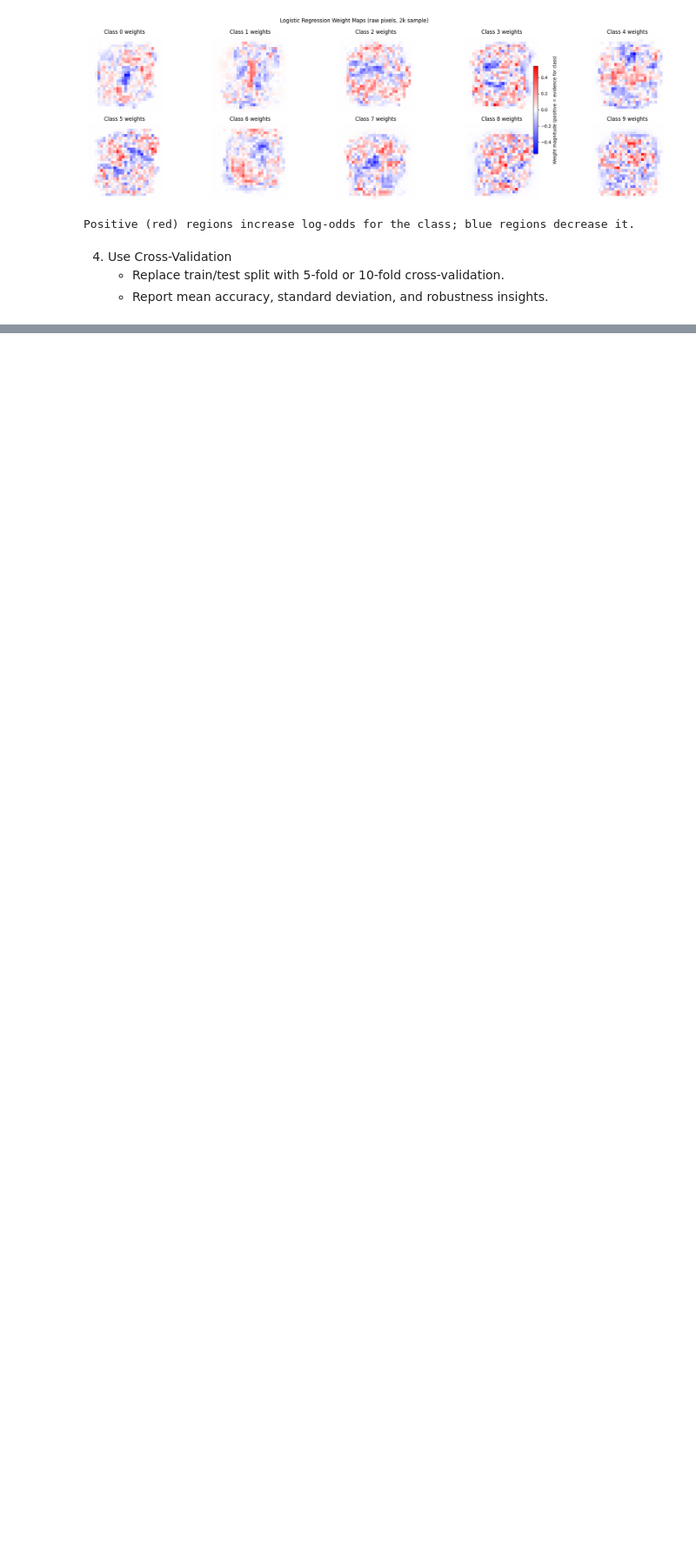
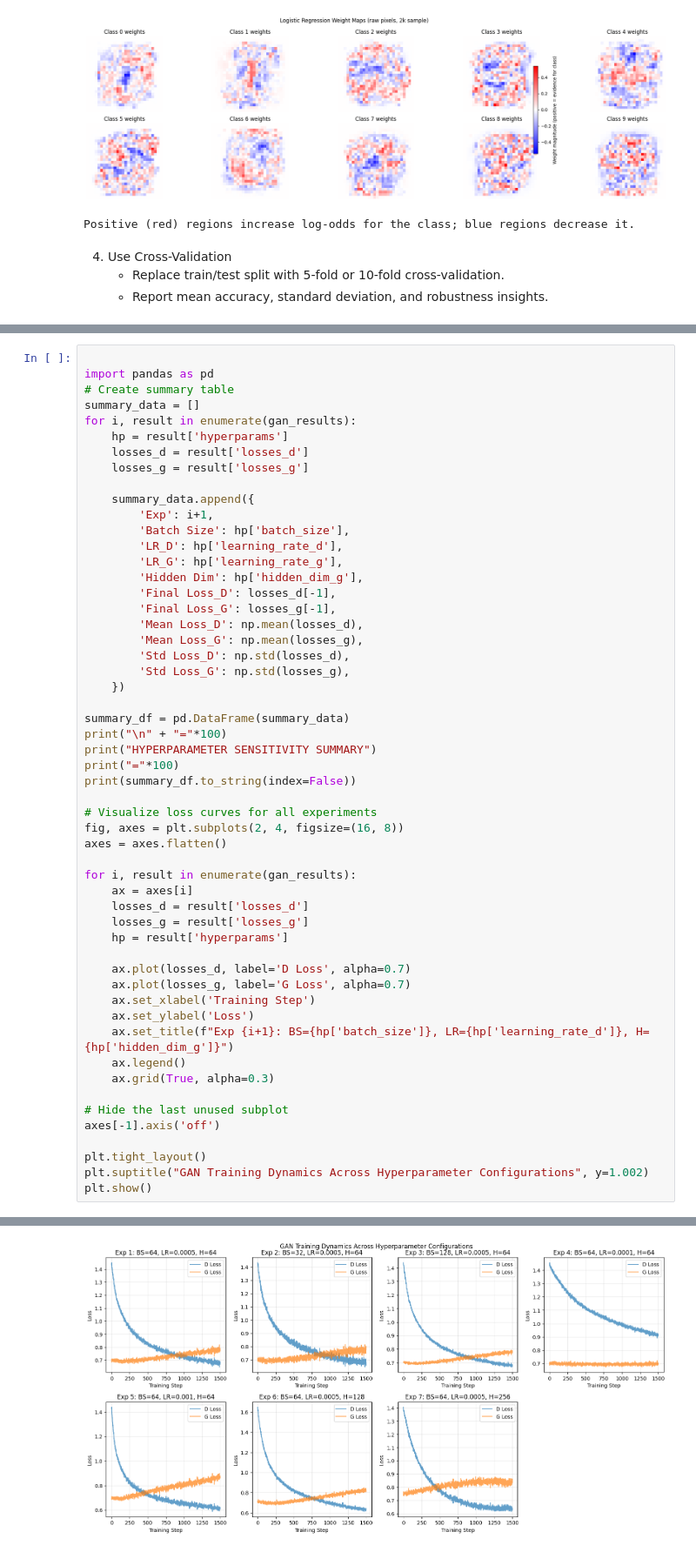
Before and after one commit to Rolling-W/MSIT3103Assignments, a Jupyter notebook: assignment1.ipynb, the cells around one changed output, grey strips where cells are left out. Shown at 87% size. Saved outputs shown, nothing was run; the diff lists cells and outputs as text; blank space fills up the shorter version.

```diff
--- a/assignment1.ipynb
+++ b/assignment1.ipynb
@@ -376,0 +591,55 @@ Fold scores: [0.88  0.84  0.87  0.83  0.88  0.835 0.835 0.825 0.865 0.86 ]
+# %%
+
+import pandas as pd
+# Create summary table
+summary_data = []
+for i, result in enumerate(gan_results):
+    hp = result['hyperparams']
+    losses_d = result['losses_d']
+    losses_g = result['losses_g']
+
+    summary_data.append({
+        'Exp': i+1,
+        'Batch Size': hp['batch_size'],
+        'LR_D': hp['learning_rate_d'],
+        'LR_G': hp['learning_rate_g'],
+        'Hidden Dim': hp['hidden_dim_g'],
+        'Final Loss_D': losses_d[-1],
+        'Final Loss_G': losses_g[-1],
+        'Mean Loss_D': np.mean(losses_d),
+        'Mean Loss_G': np.mean(losses_g),
+        'Std Loss_D': np.std(losses_d),
+        'Std Loss_G': np.std(losses_g),
+    })
+
+summary_df = pd.DataFrame(summary_data)
+print("\n" + "="*100)
+print("HYPERPARAMETER SENSITIVITY SUMMARY")
+print("="*100)
+print(summary_df.to_string(index=False))
+
+# Visualize loss curves for all experiments
+fig, axes = plt.subplots(2, 4, figsize=(16, 8))
+axes = axes.flatten()
+
+for i, result in enumerate(gan_results):
+    ax = axes[i]
+    losses_d = result['losses_d']
+    losses_g = result['losses_g']
+    hp = result['hyperparams']
+
+    ax.plot(losses_d, label='D Loss', alpha=0.7)
+    ax.plot(losses_g, label='G Loss', alpha=0.7)
+    ax.set_xlabel('Training Step')
+    ax.set_ylabel('Loss')
+    ax.set_title(f"Exp {i+1}: BS={hp['batch_size']}, LR={hp['learning_rate_d']}, H={hp['hidden_dim_g']}")
+    ax.legend()
+    ax.grid(True, alpha=0.3)
+
+# Hide the last unused subplot
+axes[-1].axis('off')
+
+plt.tight_layout()
+plt.suptitle("GAN Training Dynamics Across Hyperparameter Configurations", y=1.002)
+plt.show()
+# %% [output]
@@ -376,0 +657 @@ Fold scores: [0.88  0.84  0.87  0.83  0.88  0.835 0.835 0.825 0.865 0.86 ]
+[figure, added]
```
Also changed, not shown: parts of 6 cells of this notebook.
